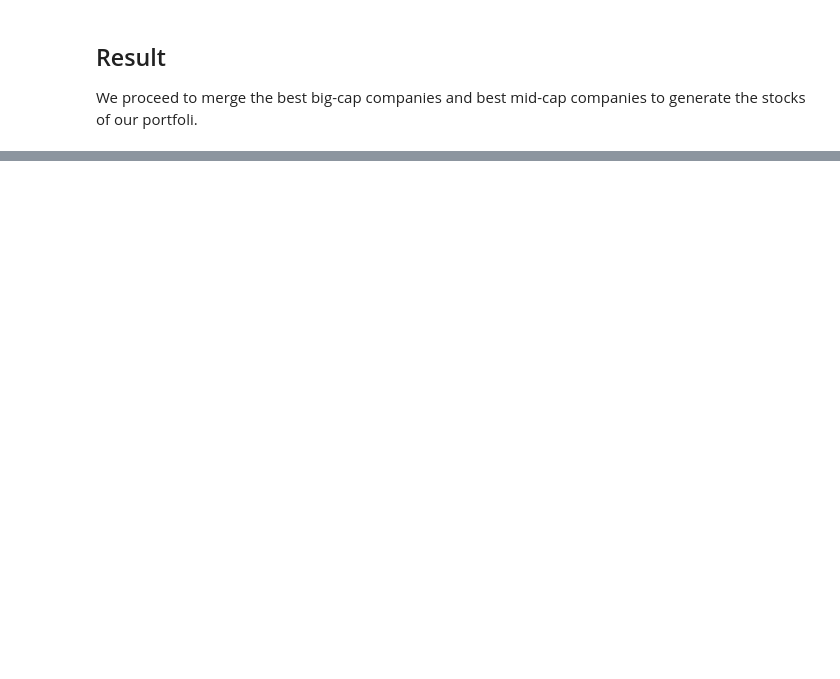
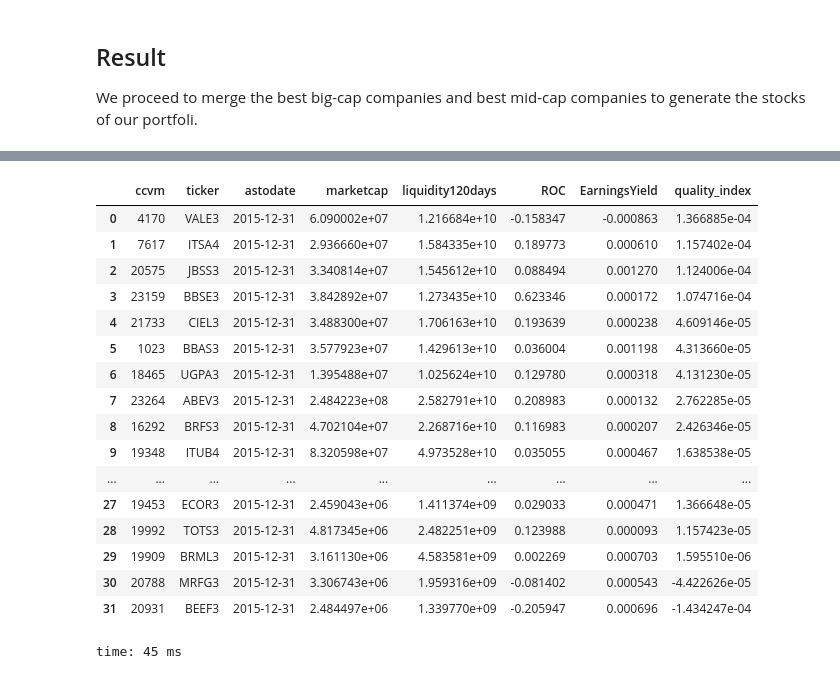
Before and after one commit to xalperte/tfm-uoc-crawling-system, a Jupyter notebook: src/notebooks/Universe Selection.ipynb, the cells around one changed output, grey strips where cells are left out. Drawn from its saved outputs; the diff is of its cells as text; code cells hidden in the pictures; blank space fills up the shorter version.

```diff
--- a/src/notebooks/Universe Selection.ipynb
+++ b/src/notebooks/Universe Selection.ipynb
@@ -672,3 +782,24 @@ time: 7min 17s
+# %%
+portfolio_universe_pdf[["ccvm", "ticker", "astodate", "marketcap", "liquidity120days", "ROC", "EarningsYield", "quality_index"]]
+# %% [output]
+|  | ccvm | ticker | astodate | marketcap | liquidity120days | ROC | EarningsYield | quality_index |
+| 0 | 4170 | VALE3 | 2015-12-31 | 6.090002e+07 | 1.216684e+10 | -0.158347 | -0.000863 | 1.366885e-04 |
+| 1 | 7617 | ITSA4 | 2015-12-31 | 2.936660e+07 | 1.584335e+10 | 0.189773 | 0.000610 | 1.157402e-04 |
+| 2 | 20575 | JBSS3 | 2015-12-31 | 3.340814e+07 | 1.545612e+10 | 0.088494 | 0.001270 | 1.124006e-04 |
+| 3 | 23159 | BBSE3 | 2015-12-31 | 3.842892e+07 | 1.273435e+10 | 0.623346 | 0.000172 | 1.074716e-04 |
+| 4 | 21733 | CIEL3 | 2015-12-31 | 3.488300e+07 | 1.706163e+10 | 0.193639 | 0.000238 | 4.609146e-05 |
+| 5 | 1023 | BBAS3 | 2015-12-31 | 3.577923e+07 | 1.429613e+10 | 0.036004 | 0.001198 | 4.313660e-05 |
+| 6 | 18465 | UGPA3 | 2015-12-31 | 1.395488e+07 | 1.025624e+10 | 0.129780 | 0.000318 | 4.131230e-05 |
+| 7 | 23264 | ABEV3 | 2015-12-31 | 2.484223e+08 | 2.582791e+10 | 0.208983 | 0.000132 | 2.762285e-05 |
+| 8 | 16292 | BRFS3 | 2015-12-31 | 4.702104e+07 | 2.268716e+10 | 0.116983 | 0.000207 | 2.426346e-05 |
+| 9 | 19348 | ITUB4 | 2015-12-31 | 8.320598e+07 | 4.973528e+10 | 0.035055 | 0.000467 | 1.638538e-05 |
+| ... | ... | ... | ... | ... | ... | ... | ... | ... |
+| 27 | 19453 | ECOR3 | 2015-12-31 | 2.459043e+06 | 1.411374e+09 | 0.029033 | 0.000471 | 1.366648e-05 |
+| 28 | 19992 | TOTS3 | 2015-12-31 | 4.817345e+06 | 2.482251e+09 | 0.123988 | 0.000093 | 1.157423e-05 |
+| 29 | 19909 | BRML3 | 2015-12-31 | 3.161130e+06 | 4.583581e+09 | 0.002269 | 0.000703 | 1.595510e-06 |
+| 30 | 20788 | MRFG3 | 2015-12-31 | 3.306743e+06 | 1.959316e+09 | -0.081402 | 0.000543 | -4.422626e-05 |
+| 31 | 20931 | BEEF3 | 2015-12-31 | 2.484497e+06 | 1.339770e+09 | -0.205947 | 0.000696 | -1.434247e-04 |
+time: 45 ms
 # %%
 from db import sync_table
 sync_table(portfolio_universe, "tfm_uoc_dse", "tfm_uoc_analysis", "portfolio_universe", ["ccvm", "ticker"])
```
Also changed, not shown: parts of 39 cells of this notebook, 6 other files.
